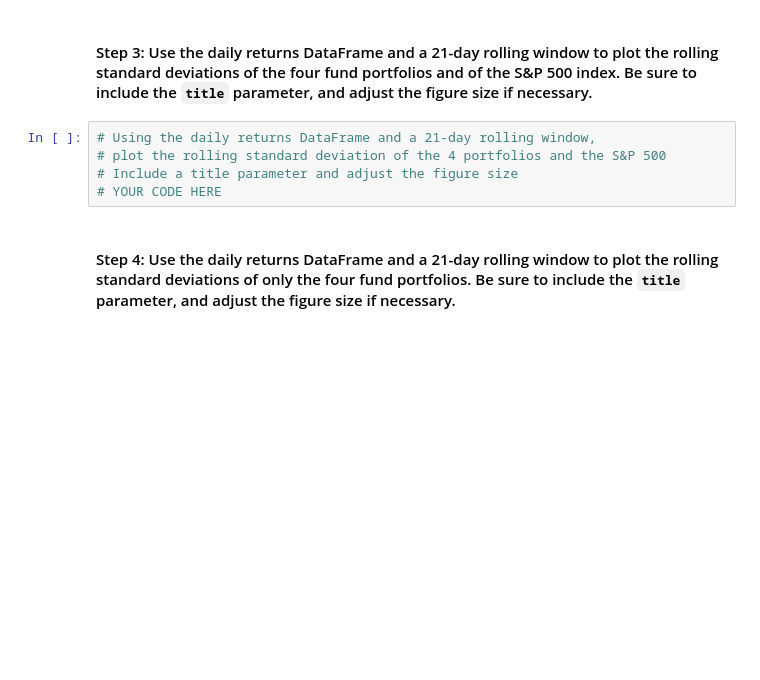
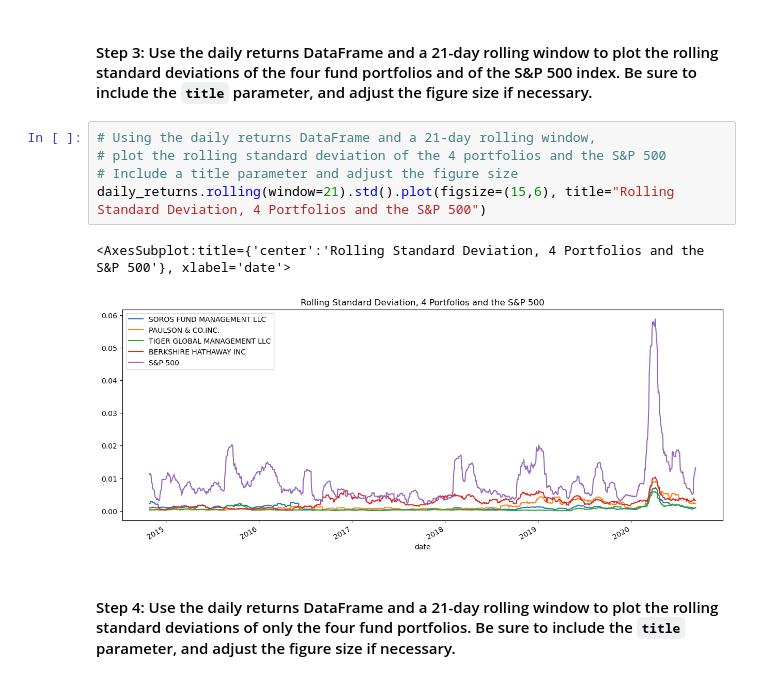
Before and after one commit to AndrewRBader/module4_challenge, a Jupyter notebook: Starter_Code/risk_return_analysis.ipynb, the cells around one changed output. Cells and saved outputs as stored; diff of their text form; blank space fills up the shorter version.

```diff
--- a/Starter_Code/risk_return_analysis.ipynb
+++ b/Starter_Code/risk_return_analysis.ipynb
@@ -284,8 +284,11 @@ dtype: float64
 # %%
 # Using the daily returns DataFrame and a 21-day rolling window,
 # plot the rolling standard deviation of the 4 portfolios and the S&P 500
 # Include a title parameter and adjust the figure size
-# YOUR CODE HERE
+daily_returns.rolling(window=21).std().plot(figsize=(15,6), title="Rolling Standard Deviation, 4 Portfolios and the S&P 500")
+# %% [output]
+<AxesSubplot:title={'center':'Rolling Standard Deviation, 4 Portfolios and the S&P 500'}, xlabel='date'>
+[figure, added]
 # %% [markdown]
 #### Step 4: Use the daily returns DataFrame and a 21-day rolling window to plot the rolling standard deviations of only the four fund portfolios. Be sure to include the `title` parameter, and adjust the figure size if necessary.
 # %%
```
Also changed, not shown: parts of 5 cells of this notebook.
